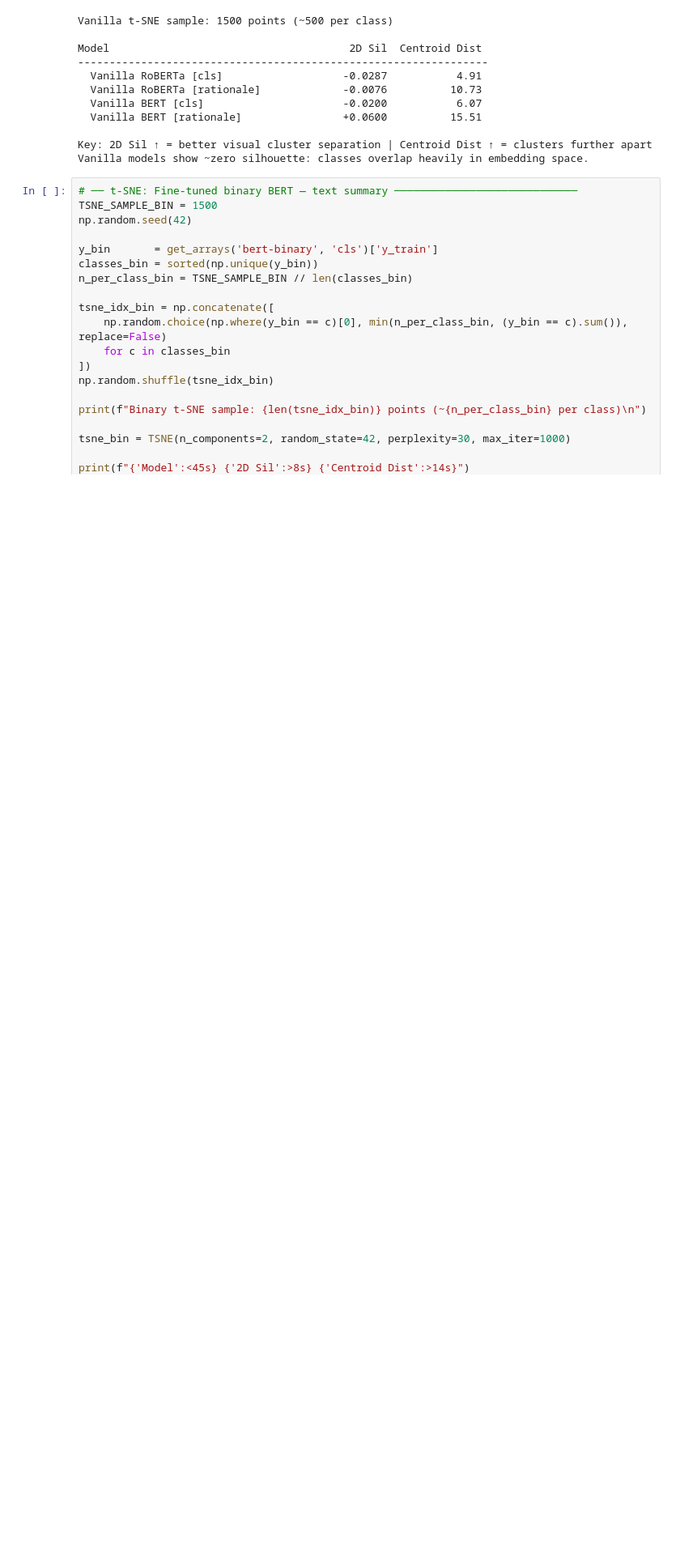
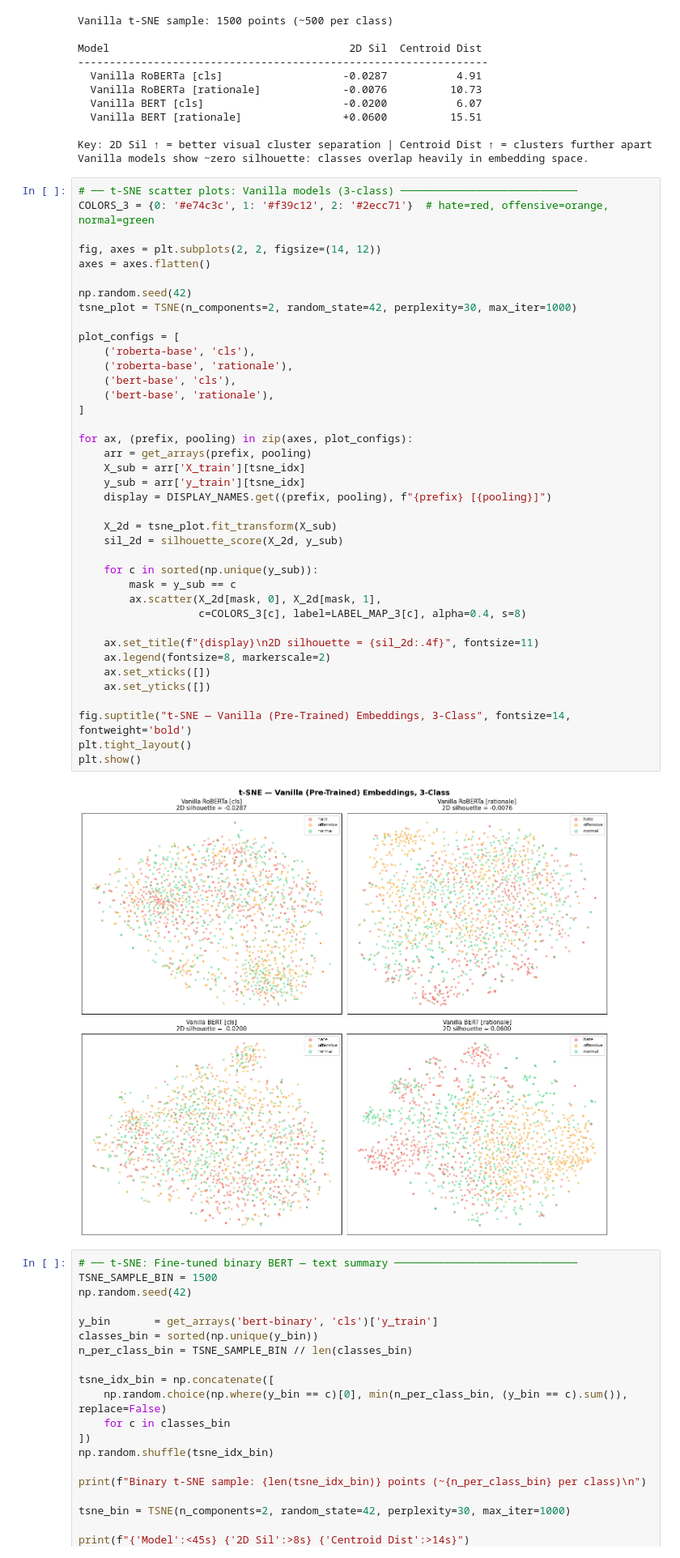
Before and after one commit to smubia-projects/dap-ay2526-hate-speech, a Jupyter notebook: embedding-experiments.ipynb, the cells around one changed output. Shown at 81% size. Cells and saved outputs as stored; diff of their text form; blank space fills up the shorter version.

```diff
--- a/embedding-experiments.ipynb
+++ b/embedding-experiments.ipynb
@@ -451,6 +454,47 @@ Model                                      2D Sil  Centroid Dist
 
 Key: 2D Sil ↑ = better visual cluster separation | Centroid Dist ↑ = clusters further apart
 Vanilla models show ~zero silhouette: classes overlap heavily in embedding space.
+# %%
+# ── t-SNE scatter plots: Vanilla models (3-class) ────────────────────────────
+COLORS_3 = {0: '#e74c3c', 1: '#f39c12', 2: '#2ecc71'}  # hate=red, offensive=orange, normal=green
+
+fig, axes = plt.subplots(2, 2, figsize=(14, 12))
+axes = axes.flatten()
+
+np.random.seed(42)
+tsne_plot = TSNE(n_components=2, random_state=42, perplexity=30, max_iter=1000)
+
+plot_configs = [
+    ('roberta-base', 'cls'),
+    ('roberta-base', 'rationale'),
+    ('bert-base', 'cls'),
+    ('bert-base', 'rationale'),
+]
+
+for ax, (prefix, pooling) in zip(axes, plot_configs):
+    arr = get_arrays(prefix, pooling)
+    X_sub = arr['X_train'][tsne_idx]
+    y_sub = arr['y_train'][tsne_idx]
+    display = DISPLAY_NAMES.get((prefix, pooling), f"{prefix} [{pooling}]")
+
+    X_2d = tsne_plot.fit_transform(X_sub)
+    sil_2d = silhouette_score(X_2d, y_sub)
+
+    for c in sorted(np.unique(y_sub)):
+        mask = y_sub == c
+        ax.scatter(X_2d[mask, 0], X_2d[mask, 1],
+                   c=COLORS_3[c], label=LABEL_MAP_3[c], alpha=0.4, s=8)
+
+    ax.set_title(f"{display}\n2D silhouette = {sil_2d:.4f}", fontsize=11)
+    ax.legend(fontsize=8, markerscale=2)
+    ax.set_xticks([])
+    ax.set_yticks([])
+
+fig.suptitle("t-SNE — Vanilla (Pre-Trained) Embeddings, 3-Class", fontsize=14, fontweight='bold')
+plt.tight_layout()
+plt.show()
+# %% [output]
+[figure, added]
 # %%
 # ── t-SNE: Fine-tuned binary BERT — text summary ─────────────────────────────
 TSNE_SAMPLE_BIN = 1500
```
Also changed, not shown: parts of 3 cells of this notebook, 27 other files.
